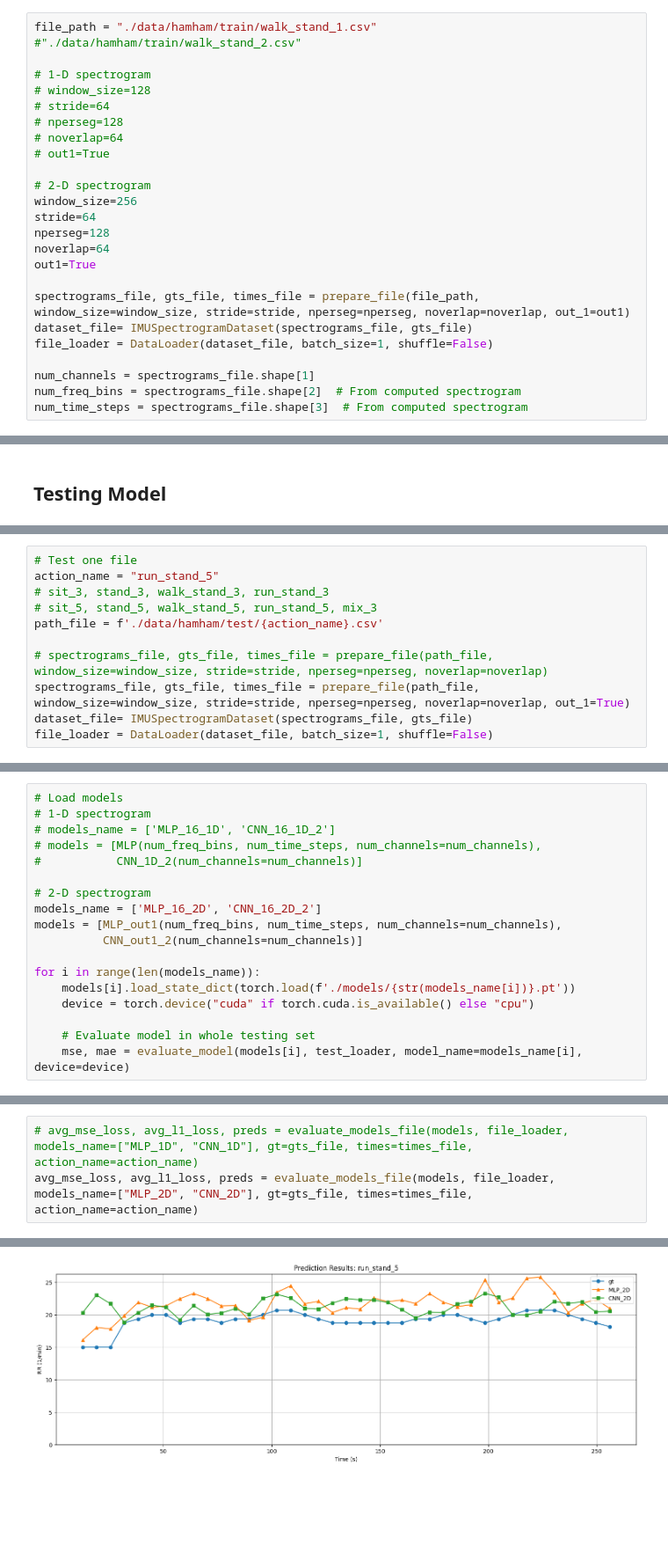
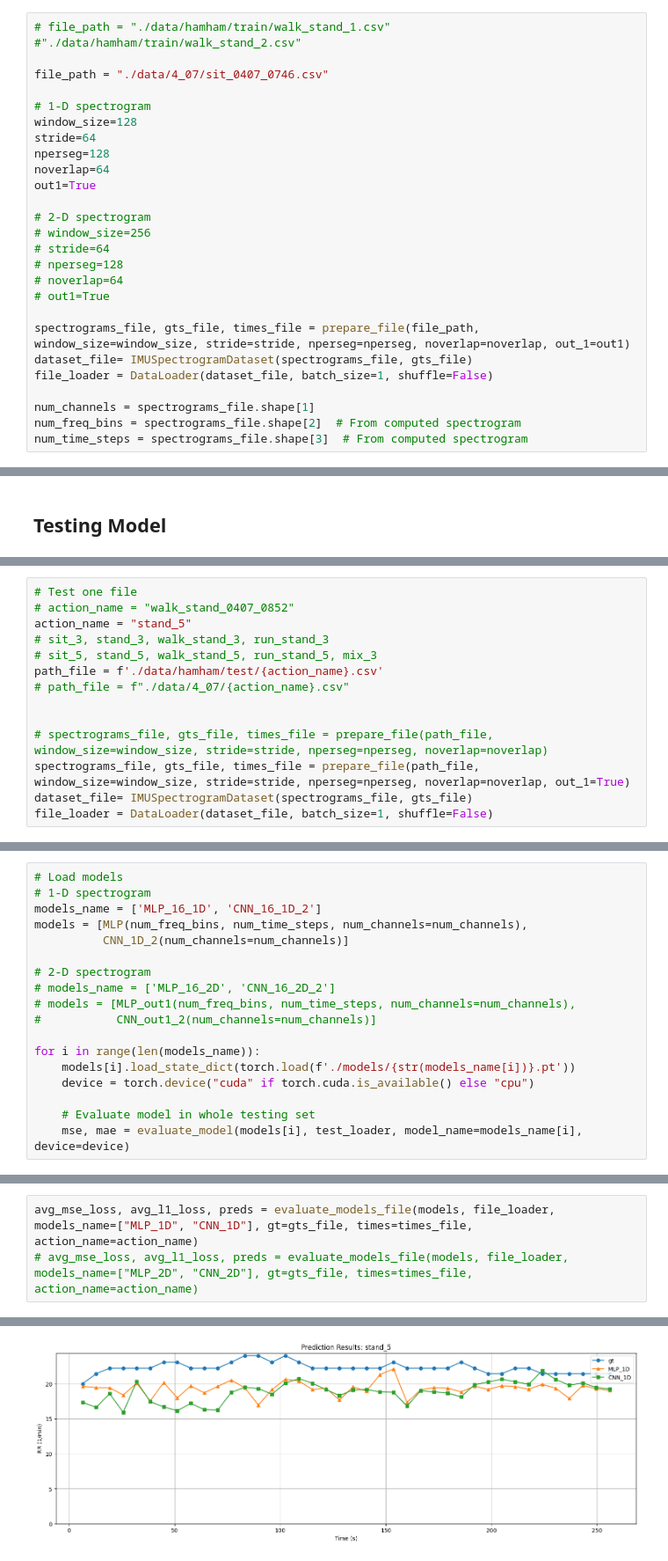
Before and after one commit to Yang-Yun-Yeh/RR-HR, a Jupyter notebook: learning_base_16.ipynb, the cells around one changed output, grey strips where cells are left out. Shown at 88% size. Cells and saved outputs as stored; diff of their text form; blank space fills up the shorter version.

Commit message:
Add new data and dataset

```diff
--- a/learning_base_16.ipynb
+++ b/learning_base_16.ipynb
@@ -80,21 +80,23 @@ draw_imu_curve(data_sp, overlap=True, show_gt=True)
 # %% [markdown]
 ## Compute Model Parameters (Spectrogram Shape)
 # %%
-file_path = "./data/hamham/train/walk_stand_1.csv" #"./data/hamham/train/walk_stand_2.csv"
+# file_path = "./data/hamham/train/walk_stand_1.csv" #"./data/hamham/train/walk_stand_2.csv"
+
+file_path = "./data/4_07/sit_0407_0746.csv"
 
 # 1-D spectrogram
-# window_size=128
+window_size=128
+stride=64
+nperseg=128
+noverlap=64
+out1=True
+
+# 2-D spectrogram
+# window_size=256
 # stride=64
 # nperseg=128
 # noverlap=64
 # out1=True
-
-# 2-D spectrogram
-window_size=256
-stride=64
-nperseg=128
-noverlap=64
-out1=True
 
 spectrograms_file, gts_file, times_file = prepare_file(file_path, window_size=window_size, stride=stride, nperseg=nperseg, noverlap=noverlap, out_1=out1)
 dataset_file= IMUSpectrogramDataset(spectrograms_file, gts_file)
@@ -224,9 +228,12 @@ model Evaluation Results - MSE Loss: 0.0012, L1 Loss: 1.4625 1/min
 # %%
 # Test one file
-action_name = "run_stand_5"
+# action_name = "walk_stand_0407_0852"
+action_name = "stand_5"
 # sit_3, stand_3, walk_stand_3, run_stand_3
 # sit_5, stand_5, walk_stand_5, run_stand_5, mix_3
 path_file = f'./data/hamham/test/{action_name}.csv'
+# path_file = f"./data/4_07/{action_name}.csv"
+
 
 # spectrograms_file, gts_file, times_file = prepare_file(path_file, window_size=window_size, stride=stride, nperseg=nperseg, noverlap=noverlap)
 spectrograms_file, gts_file, times_file = prepare_file(path_file, window_size=window_size, stride=stride, nperseg=nperseg, noverlap=noverlap, out_1=True)
@@ -246,14 +253,14 @@ Evaluation Results - MSE Loss: 0.0020, L1 Loss: 2.3801 1/min
 # %%
 # Load models
 # 1-D spectrogram
-# models_name = ['MLP_16_1D', 'CNN_16_1D_2']
-# models = [MLP(num_freq_bins, num_time_steps, num_channels=num_channels),
-#           CNN_1D_2(num_channels=num_channels)]
+models_name = ['MLP_16_1D', 'CNN_16_1D_2']
+models = [MLP(num_freq_bins, num_time_steps, num_channels=num_channels),
+          CNN_1D_2(num_channels=num_channels)]
 
 # 2-D spectrogram
-models_name = ['MLP_16_2D', 'CNN_16_2D_2']
-models = [MLP_out1(num_freq_bins, num_time_steps, num_channels=num_channels),
-          CNN_out1_2(num_channels=num_channels)]
+# models_name = ['MLP_16_2D', 'CNN_16_2D_2']
+# models = [MLP_out1(num_freq_bins, num_time_steps, num_channels=num_channels),
+#           CNN_out1_2(num_channels=num_channels)]
 
 for i in range(len(models_name)):
     models[i].load_state_dict(torch.load(f'./models/{str(models_name[i])}.pt'))
@@ -267,4 +274,4 @@ CNN_16_2D_2 Evaluation Results - MSE Loss: 0.0022, L1 Loss: 2.1315 1/min
 # %%
-# avg_mse_loss, avg_l1_loss, preds = evaluate_models_file(models, file_loader, models_name=["MLP_1D", "CNN_1D"], gt=gts_file, times=times_file, action_name=action_name)
-avg_mse_loss, avg_l1_loss, preds = evaluate_models_file(models, file_loader, models_name=["MLP_2D", "CNN_2D"], gt=gts_file, times=times_file, action_name=action_name)
+avg_mse_loss, avg_l1_loss, preds = evaluate_models_file(models, file_loader, models_name=["MLP_1D", "CNN_1D"], gt=gts_file, times=times_file, action_name=action_name)
+# avg_mse_loss, avg_l1_loss, preds = evaluate_models_file(models, file_loader, models_name=["MLP_2D", "CNN_2D"], gt=gts_file, times=times_file, action_name=action_name)
 # %% [output]
@@ -273 +280 @@ CNN_2D Evaluation Results - MSE Loss: 0.0021, L1 Loss: 2.1495 1/min
-[figure, old version]
+[figure, new version]
```
Also changed, not shown: parts of 7 cells of this notebook, 55 other files.
